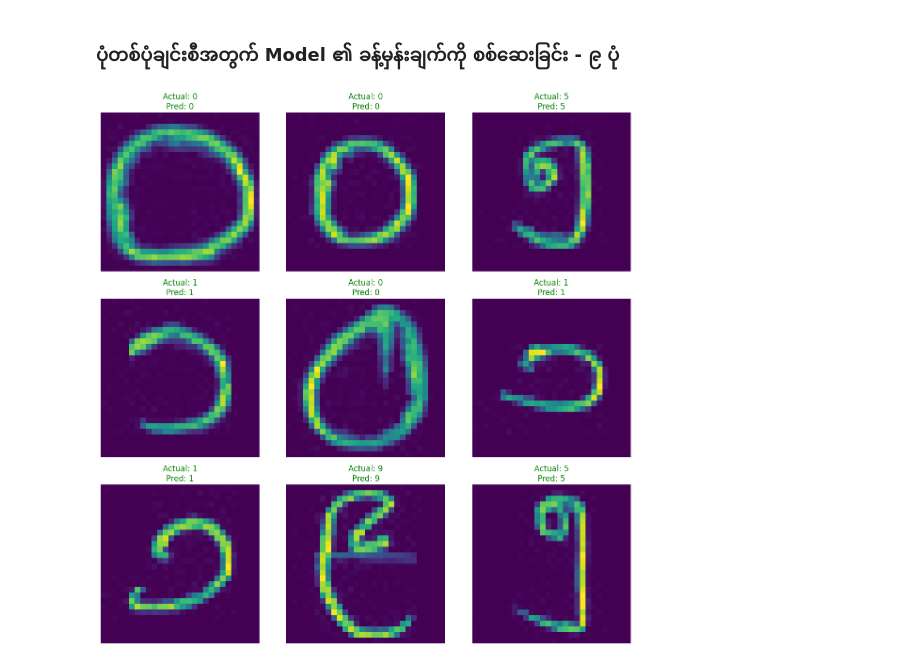
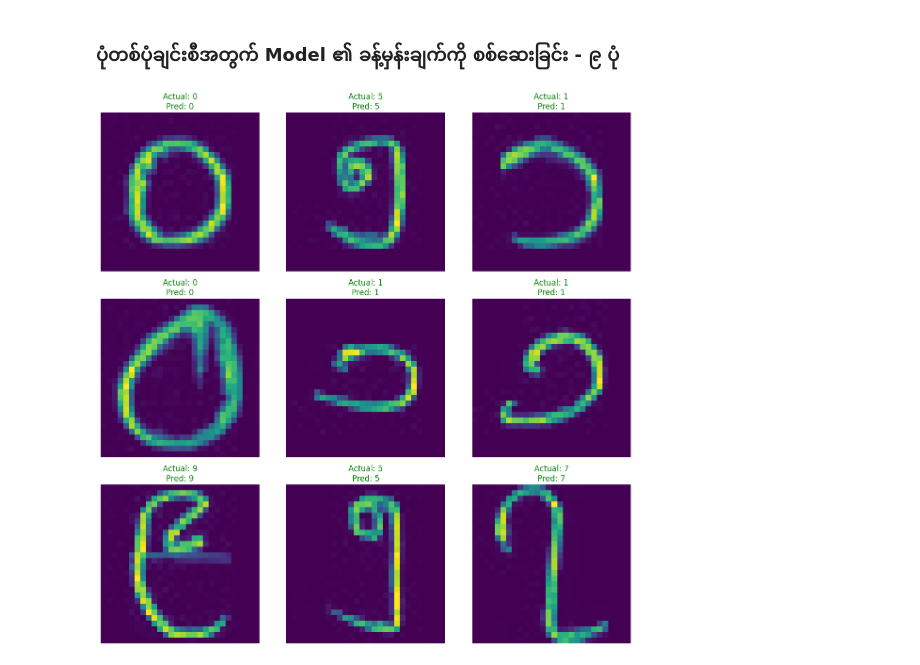
Before and after one commit to Nye1nChanSoe/understanding-cnn-from-scratch, a Jupyter notebook: notebooks/burmese_digits_cnn_pytorch.ipynb, the cells around one changed output. Cells and saved outputs as stored; diff of their text form; code cells hidden in the pictures.

Commit message:
Intermediate Feature Maps | Visualizing Failures | Grad-CAM Heatmaps

```diff
--- a/notebooks/burmese_digits_cnn_pytorch.ipynb
+++ b/notebooks/burmese_digits_cnn_pytorch.ipynb
@@ -224,30 +226,30 @@ weighted avg       1.00      1.00      1.00     27561
 # %%
 plt.figure(figsize=(12, 12))
 model.eval()
 
-start_idx = 110
+start_idx = 111
 
 for i in range(9):
     idx = start_idx + i
 
     example_test_image = np.array(testX[idx]).reshape(28, 28)
     actual_label = testDataset[idx]["label"]
     input_tensor = torch.tensor(testX[idx]).float().view(1, 1, 28, 28).to(device)
 
     with torch.no_grad():
         output = model(input_tensor)
         _, predicted = torch.max(output, 1)
         predicted_label = predicted.item()
 
     plt.subplot(3, 3, i + 1)
     plt.imshow(example_test_image, cmap='viridis')
 
     color = 'green' if predicted_label == actual_label else 'red'
     plt.title(f"Actual: {actual_label}\nPred: {predicted_label}", fontsize=12, color=color)
 
     plt.axis('off')
 
 plt.tight_layout()
 plt.show()
 # %% [output]
-[figure, old version]
+[figure, new version]
```
Also changed, not shown: parts of 13 cells of this notebook.
